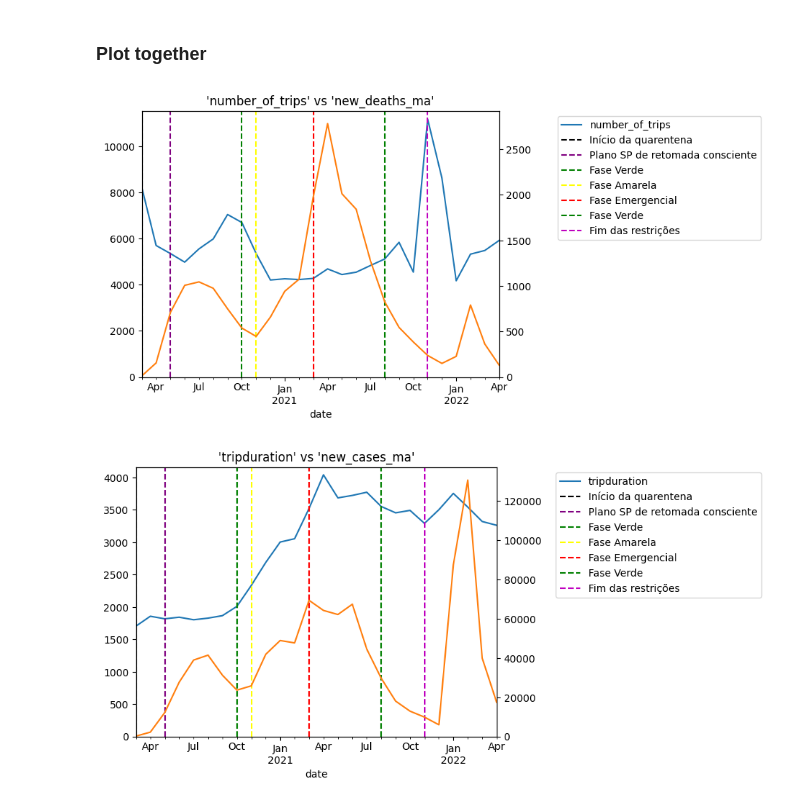
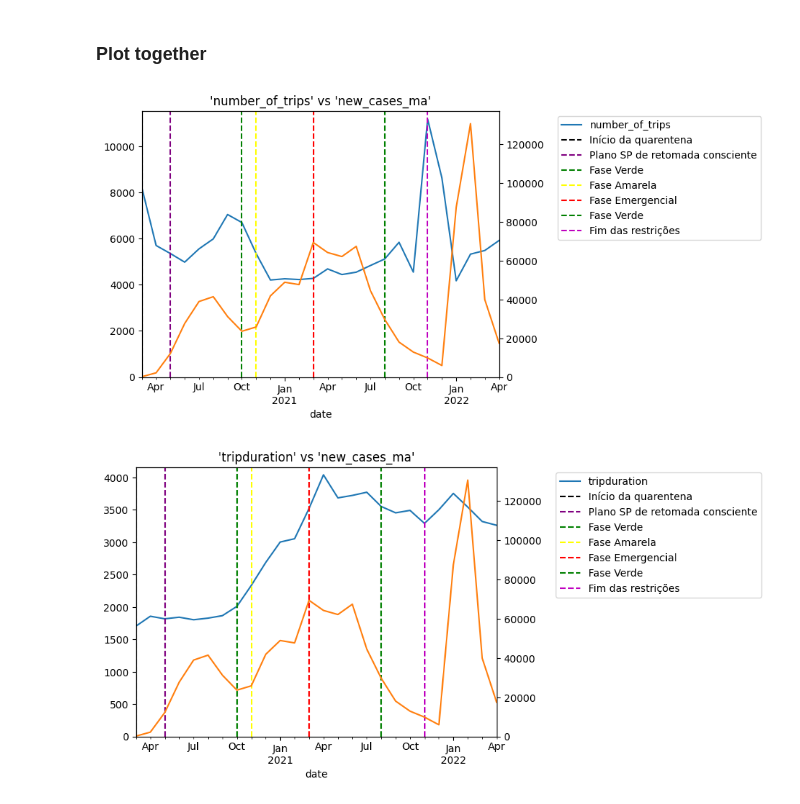
Before and after one commit to anayflima/bss-analysis, a Jupyter notebook: data_analysis/covid_trips_correlation_monthly_phases.ipynb, the cells around one changed output. Drawn from its saved outputs; the diff is of its cells as text; code cells hidden in the pictures.

Commit message:
chore: Run notebook showing correlation with new_cases_ma variable

```diff
--- a/data_analysis/covid_trips_correlation_monthly_phases.ipynb
+++ b/data_analysis/covid_trips_correlation_monthly_phases.ipynb
@@ -199,10 +199,10 @@ def plot_variable_and_covid_together(variable, covid_variable):
     plt.savefig(destination_folder_path + 'versus_covid/'+filename)
 # %%
 variable = 'number_of_trips'
-covid_variable = 'new_deaths_ma'
+covid_variable = 'new_cases_ma'
 plot_variable_and_covid_together(variable, covid_variable)
 # %% [output]
-[figure, old version]
+[figure, new version]
 # %%
 variable = 'tripduration'
 covid_variable = 'new_cases_ma'
```
